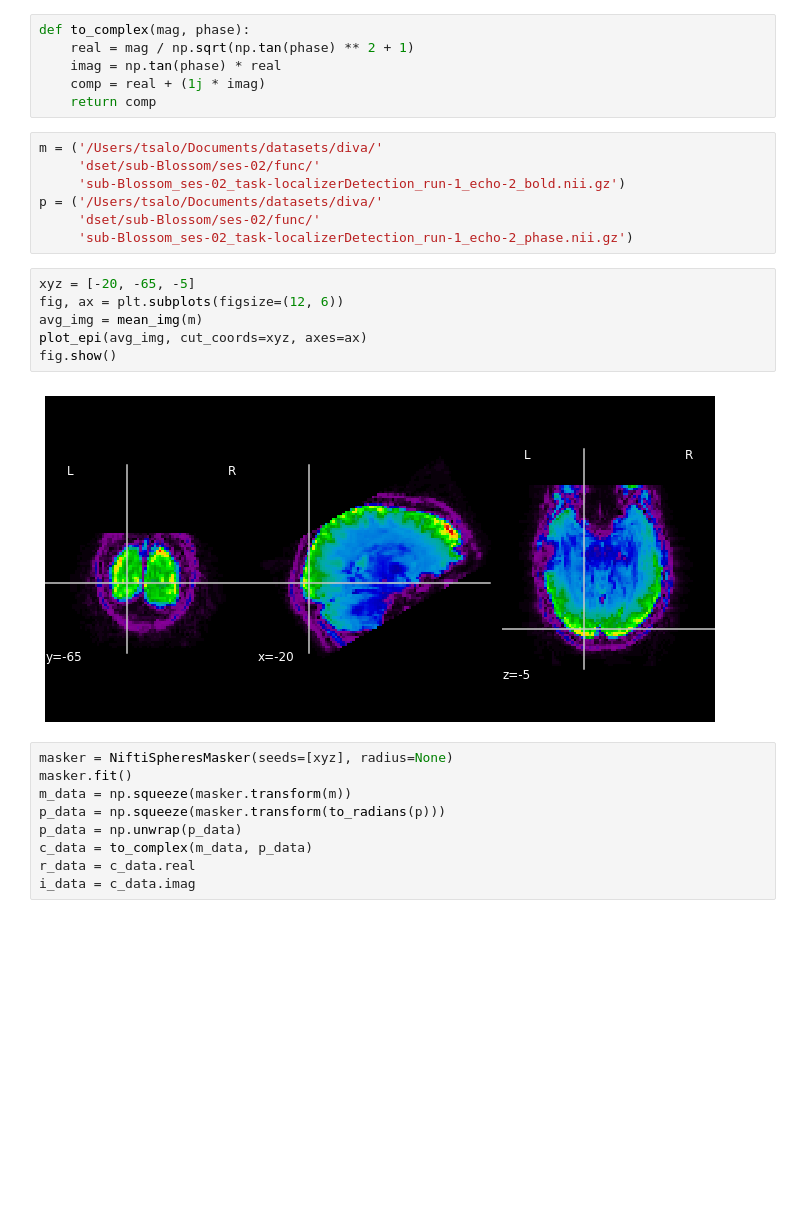
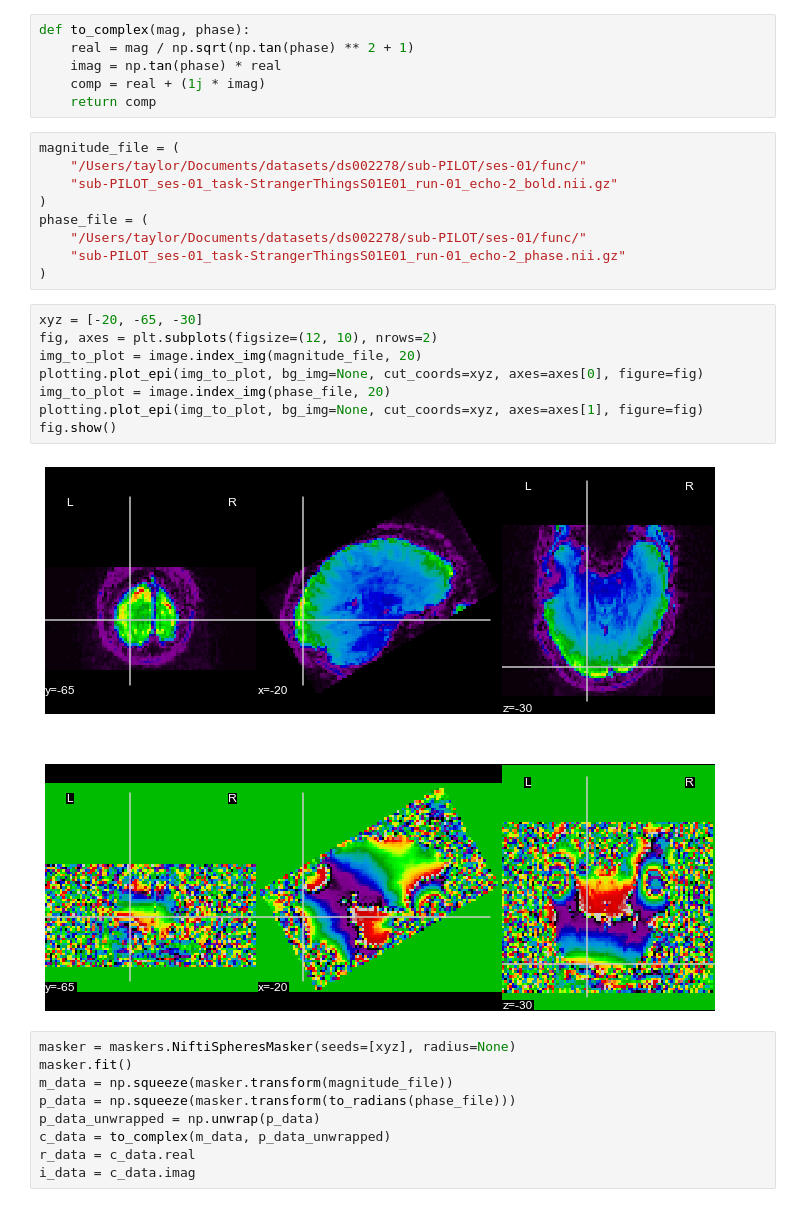
Before and after one commit to tsalo/misc-notebooks, a Jupyter notebook: hilbert_vs_phase.ipynb, the cells around one changed output. Cells and saved outputs as stored; diff of their text form; blank space fills up the shorter version.

```diff
--- a/hilbert_vs_phase.ipynb
+++ b/hilbert_vs_phase.ipynb
@@ -32,27 +35,31 @@ def to_complex(mag, phase):
     comp = real + (1j * imag)
     return comp
 # %%
-m = ('/Users/tsalo/Documents/datasets/diva/'
-     'dset/sub-Blossom/ses-02/func/'
-     'sub-Blossom_ses-02_task-localizerDetection_run-1_echo-2_bold.nii.gz')
-p = ('/Users/tsalo/Documents/datasets/diva/'
-     'dset/sub-Blossom/ses-02/func/'
-     'sub-Blossom_ses-02_task-localizerDetection_run-1_echo-2_phase.nii.gz')
+magnitude_file = (
+    "/Users/taylor/Documents/datasets/ds002278/sub-PILOT/ses-01/func/"
+    "sub-PILOT_ses-01_task-StrangerThingsS01E01_run-01_echo-2_bold.nii.gz"
+)
+phase_file = (
+    "/Users/taylor/Documents/datasets/ds002278/sub-PILOT/ses-01/func/"
+    "sub-PILOT_ses-01_task-StrangerThingsS01E01_run-01_echo-2_phase.nii.gz"
+)
-# %%
-xyz = [-20, -65, -5]
-fig, ax = plt.subplots(figsize=(12, 6))
-avg_img = mean_img(m)
-plot_epi(avg_img, cut_coords=xyz, axes=ax)
-fig.show()
-# %% [output]
-[figure, removed]
+# %%
+xyz = [-20, -65, -30]
+fig, axes = plt.subplots(figsize=(12, 10), nrows=2)
+img_to_plot = image.index_img(magnitude_file, 20)
+plotting.plot_epi(img_to_plot, bg_img=None, cut_coords=xyz, axes=axes[0], figure=fig)
+img_to_plot = image.index_img(phase_file, 20)
+plotting.plot_epi(img_to_plot, bg_img=None, cut_coords=xyz, axes=axes[1], figure=fig)
+fig.show()
+# %% [output]
+[figure, added]
 # %%
-masker = NiftiSpheresMasker(seeds=[xyz], radius=None)
+masker = maskers.NiftiSpheresMasker(seeds=[xyz], radius=None)
 masker.fit()
-m_data = np.squeeze(masker.transform(m))
-p_data = np.squeeze(masker.transform(to_radians(p)))
-p_data = np.unwrap(p_data)
-c_data = to_complex(m_data, p_data)
+m_data = np.squeeze(masker.transform(magnitude_file))
+p_data = np.squeeze(masker.transform(to_radians(phase_file)))
+p_data_unwrapped = np.unwrap(p_data)
+c_data = to_complex(m_data, p_data_unwrapped)
 r_data = c_data.real
 i_data = c_data.imag
 # %%
```
Also changed, not shown: parts of 14 cells of this notebook.
